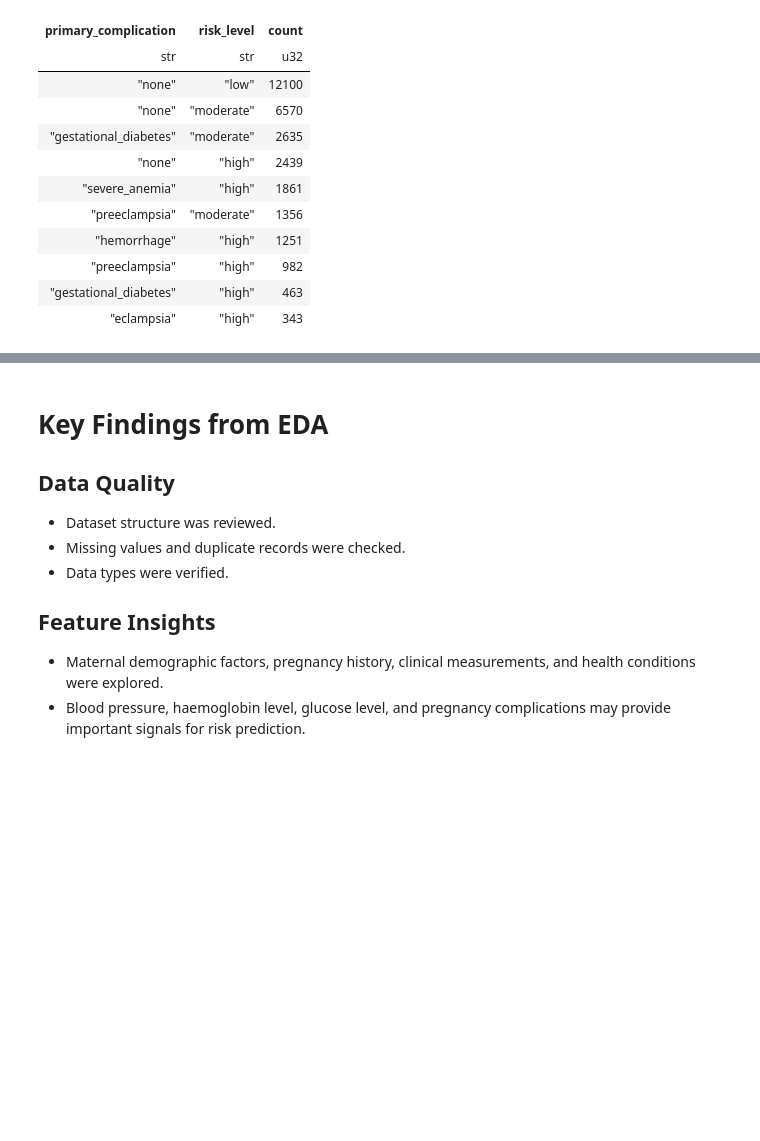
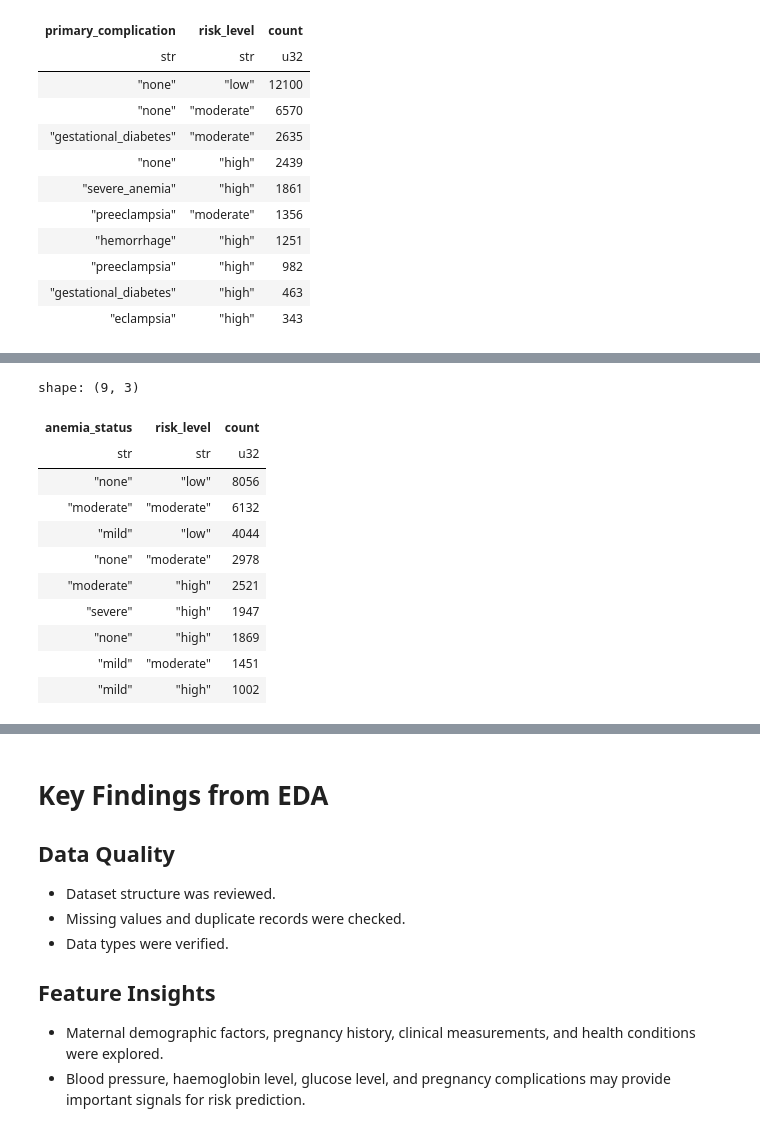
Before and after one commit to Elugbindin-Kehinde-Rashidat/Pregnancy-Journey-Partner-Project, a Jupyter notebook: notebooks/01_exploratory_data_analysis.ipynb, the cells around one changed output, grey strips where cells are left out. Cells and saved outputs as stored; diff of their text form; code cells hidden in the pictures; blank space fills up the shorter version.

```diff
--- a/notebooks/01_exploratory_data_analysis.ipynb
+++ b/notebooks/01_exploratory_data_analysis.ipynb
@@ -405,0 +463,30 @@ shape: (10, 3)
+# %%
+complication_risk = (
+    df
+    .group_by(
+        [
+            "anemia_status",
+            "risk_level"
+        ]
+    )
+    .agg(
+        pl.len()
+        .alias("count")
+    )
+    .sort("count", descending=True)
+)
+
+complication_risk
+# %% [output]
+shape: (9, 3)
+| anemia_status | risk_level | count |
+| str | str | u32 |
+| "none" | "low" | 8056 |
+| "moderate" | "moderate" | 6132 |
+| "mild" | "low" | 4044 |
+| "none" | "moderate" | 2978 |
+| "moderate" | "high" | 2521 |
+| "severe" | "high" | 1947 |
+| "none" | "high" | 1869 |
+| "mild" | "moderate" | 1451 |
+| "mild" | "high" | 1002 |
```
Also changed, not shown: parts of 6 cells of this notebook.
